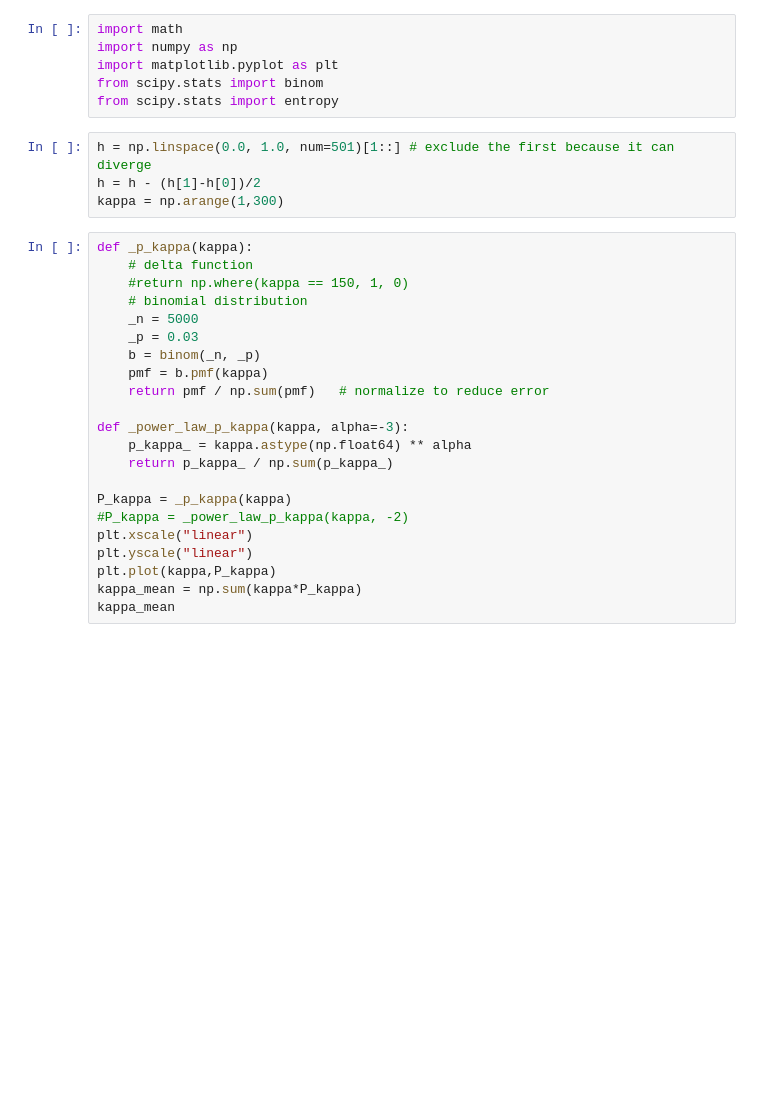
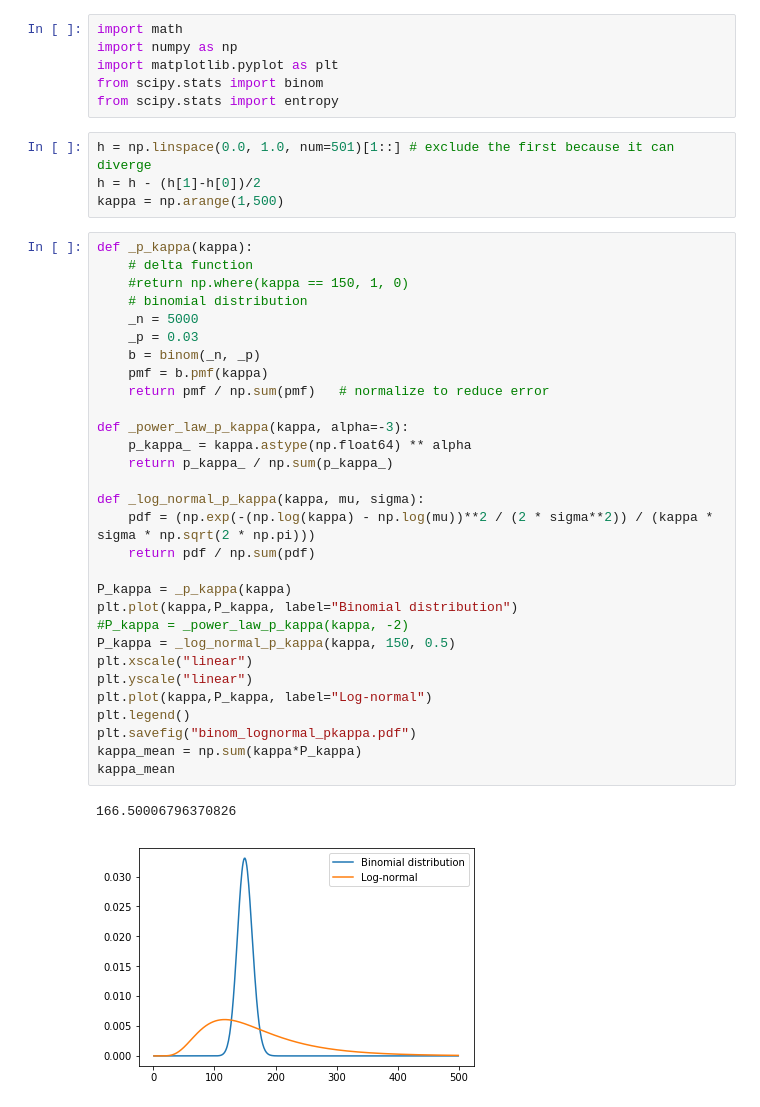
Before and after one commit to yohm/sim_sampling_analysis, a Jupyter notebook: org_net_dependency-Copy1.ipynb, the cells around one changed output. Cells and saved outputs as stored; diff of their text form; blank space fills up the shorter version.

Commit message:
log-normal distribution

```diff
--- a/org_net_dependency-Copy1.ipynb
+++ b/org_net_dependency-Copy1.ipynb
@@ -7,29 +7,40 @@ from scipy.stats import entropy
 # %%
 h = np.linspace(0.0, 1.0, num=501)[1::] # exclude the first because it can diverge
 h = h - (h[1]-h[0])/2
-kappa = np.arange(1,300)
+kappa = np.arange(1,500)
 # %%
 def _p_kappa(kappa):
     # delta function
     #return np.where(kappa == 150, 1, 0)
     # binomial distribution
     _n = 5000
     _p = 0.03
     b = binom(_n, _p)
     pmf = b.pmf(kappa)
     return pmf / np.sum(pmf)   # normalize to reduce error
 
 def _power_law_p_kappa(kappa, alpha=-3):
     p_kappa_ = kappa.astype(np.float64) ** alpha
     return p_kappa_ / np.sum(p_kappa_)
 
+def _log_normal_p_kappa(kappa, mu, sigma):
+    pdf = (np.exp(-(np.log(kappa) - np.log(mu))**2 / (2 * sigma**2)) / (kappa * sigma * np.sqrt(2 * np.pi)))
+    return pdf / np.sum(pdf)
+
 P_kappa = _p_kappa(kappa)
+plt.plot(kappa,P_kappa, label="Binomial distribution")
 #P_kappa = _power_law_p_kappa(kappa, -2)
+P_kappa = _log_normal_p_kappa(kappa, 150, 0.5)
 plt.xscale("linear")
 plt.yscale("linear")
-plt.plot(kappa,P_kappa)
+plt.plot(kappa,P_kappa, label="Log-normal")
+plt.legend()
+plt.savefig("binom_lognormal_pkappa.pdf")
 kappa_mean = np.sum(kappa*P_kappa)
 kappa_mean
+# %% [output]
+166.50006796370826
+[figure, added]
 # %%
 def gen_mean(x,y,beta):  # when beta<=-10 or >=10, minimum or maximum is used
     if beta == 0:
```
Also changed, not shown: parts of 15 cells of this notebook.
